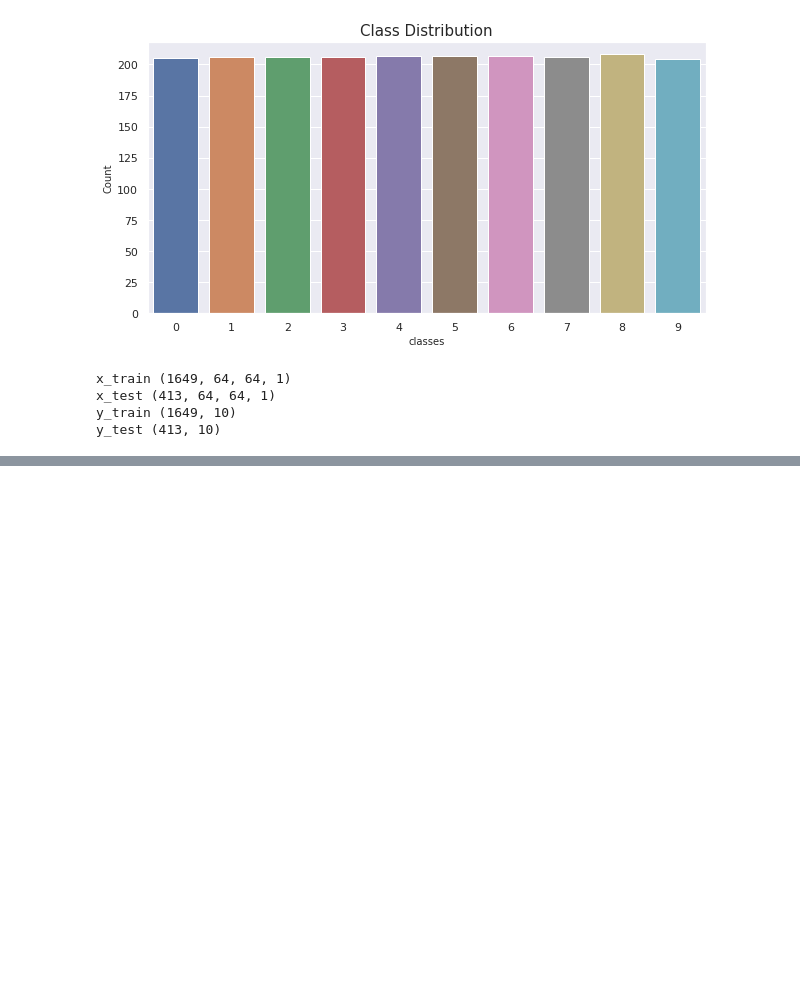
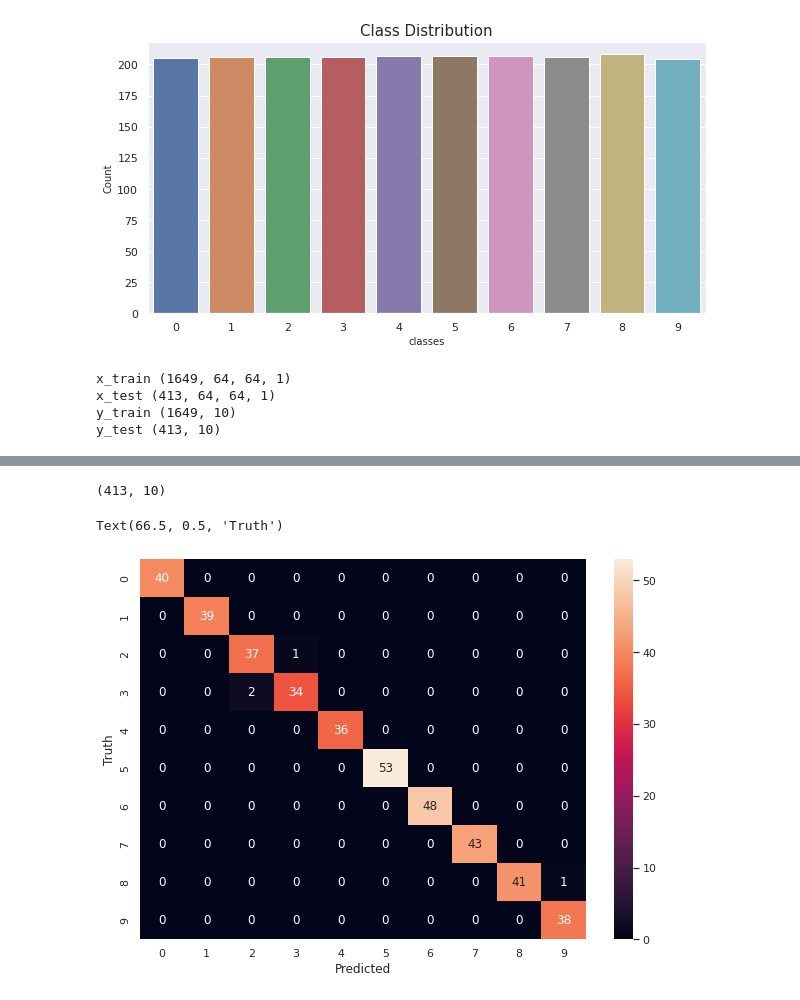
Before and after one commit to Austine316/Prediction_Sign_Language_Digits, a Jupyter notebook: SIgn_Language.ipynb, the cells around one changed output, grey strips where cells are left out. Cells and saved outputs as stored; diff of their text form; code cells hidden in the pictures; blank space fills up the shorter version.

```diff
--- a/SIgn_Language.ipynb
+++ b/SIgn_Language.ipynb
@@ -254,0 +394,3 @@ Validation loss of the model:  0.16021251678466797
+# %%
+# make predictions on the testing set
+predIdxs = model.predict(X_test, batch_size=batch_size)
@@ -254,0 +407,5 @@ Validation loss of the model:  0.16021251678466797
+# %%
+class_labels   = [9, 0, 7, 6, 1, 8, 4, 3, 2, 5]
+# %%
+test_y = np.array([class_labels[np.argmax(ii)] for ii in y_test])
+test_y
@@ -254,0 +432,3 @@ Validation loss of the model:  0.16021251678466797
+# %%
+y_predict_labels = np.array([class_labels[np.argmax(ii)] for ii in predIdxs])
+y_predict_labels
@@ -254,0 +455,13 @@ Validation loss of the model:  0.16021251678466797
+# %%
+predIdxs.shape
+# %% [output]
+(413, 10)
+# %%
+cm = tf.math.confusion_matrix(test_y, y_predict_labels)
+plt.figure(figsize=(10,7))
+sns.heatmap(cm, annot = True, fmt = 'd')
+plt.xlabel('Predicted')
+plt.ylabel('Truth')
+# %% [output]
+Text(66.5, 0.5, 'Truth')
+[figure, added]
```
Also changed, not shown: parts of 34 cells of this notebook, 5 other files.
